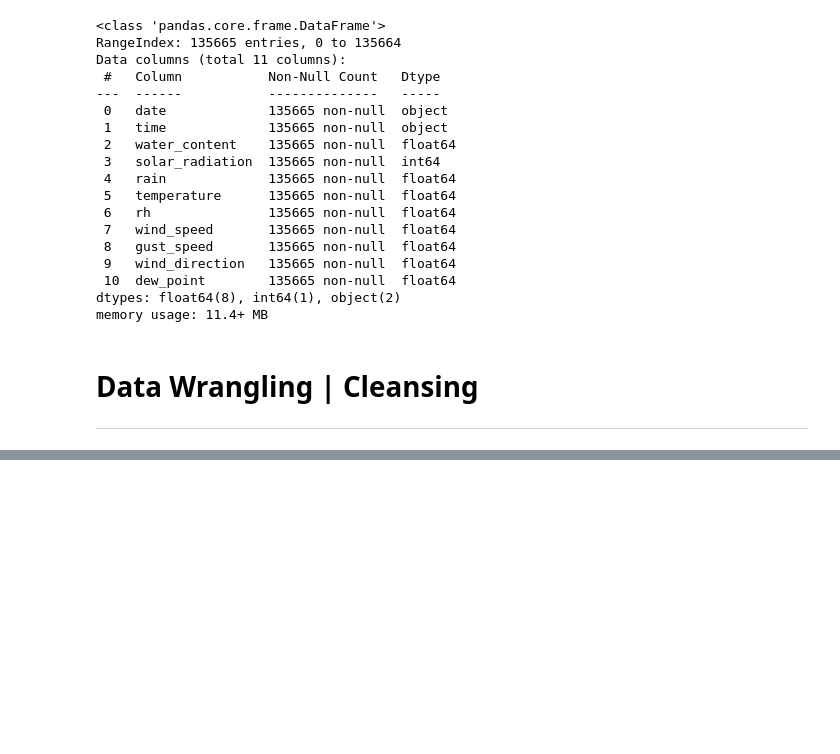
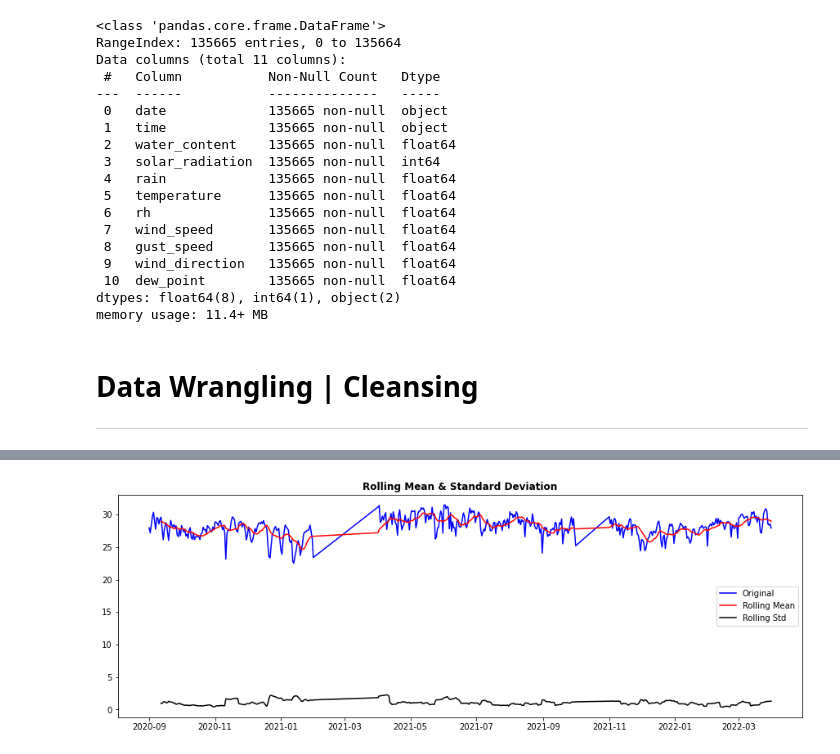
Before and after one commit to votanasrey/Cambodia_Weather_Forcasting_Prediction_With_Time_Series, a Jupyter notebook: modelings/phnompenh_datamodelling_votana.ipynb, the cells around one changed output, grey strips where cells are left out. Saved outputs shown, nothing was run; the diff lists cells and outputs as text; code cells hidden in the pictures; blank space fills up the shorter version.

```diff
--- a/modelings/phnompenh_datamodelling_votana.ipynb
+++ b/modelings/phnompenh_datamodelling_votana.ipynb
@@ -224,0 +294,8 @@ line_plot(data.date.index, data.temperature, "The Water Content of Phnom Penh fr
+# %%
+#drop the month and year out
+tem.drop(['month', 'year'], axis=1, inplace=True)
+# %%
+#Determine rolling statistics
+rolmean = tem.rolling(window=12).mean() #window size 12 denotes 12 months, giving rolling mean at yearly level
+rolstd = tem.rolling(window=12).std()
+print(rolmean,rolstd)
@@ -224,0 +320,13 @@ line_plot(data.date.index, data.temperature, "The Water Content of Phnom Penh fr
+# %%
+#Plot rolling statistics
+plt.figure(figsize=(15,5))
+
+orig = plt.plot(tem, color='blue', label='Original')
+mean = plt.plot(rolmean, color='red', label='Rolling Mean')
+std = plt.plot(rolstd, color='black', label='Rolling Std')
+plt.legend(loc='best')
+
+plt.title('Rolling Mean & Standard Deviation', fontweight='bold')
+plt.show(block=False)
+# %% [output]
+[figure, added]
```
Also changed, not shown: parts of 36 cells of this notebook.
